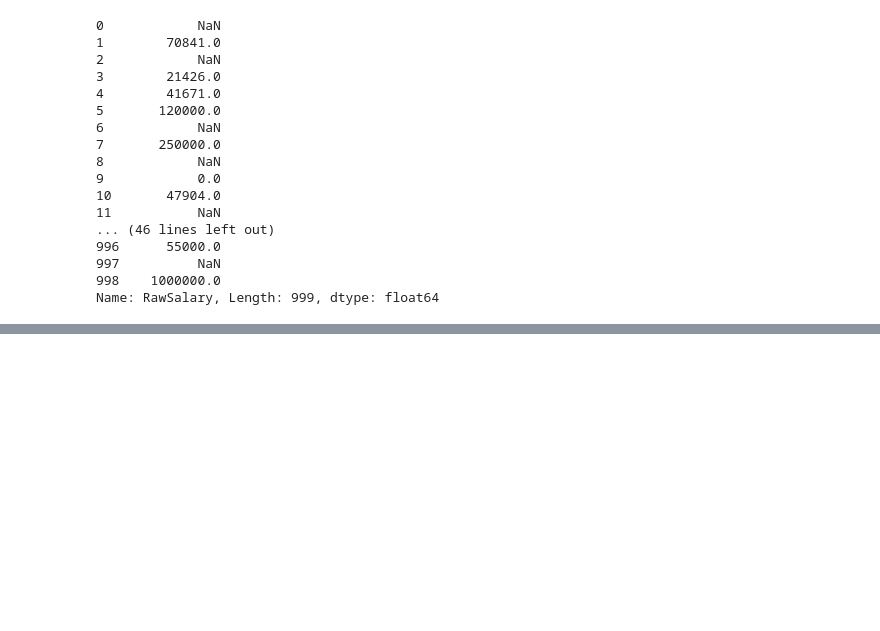
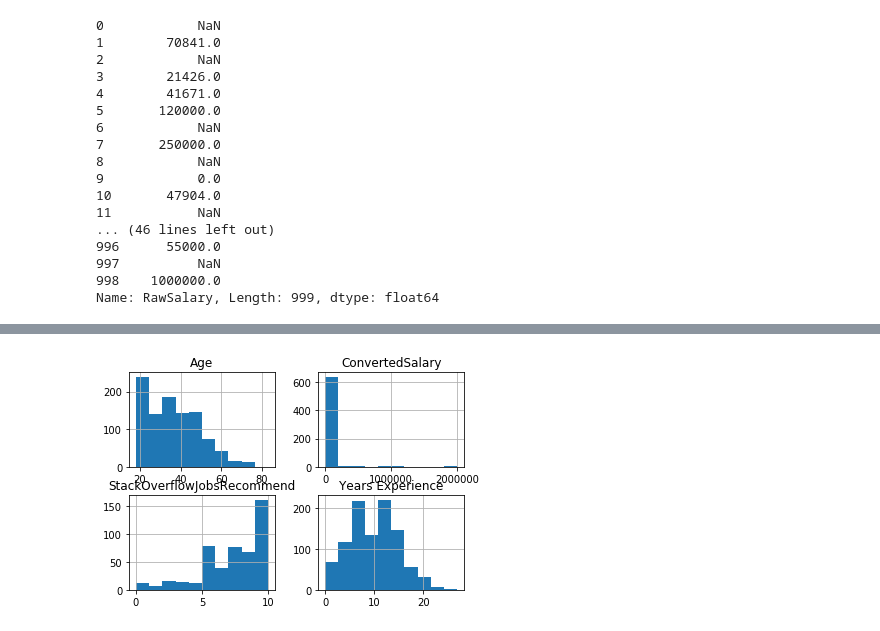
Before and after one commit to toyinolape/DataCamp_DataScience, a Jupyter notebook: Feature_Engineering/Feature_Engineering.ipynb, the cells around one changed output, grey strips where cells are left out. Drawn from its saved outputs; the diff is of its cells as text; code cells hidden in the pictures; blank space fills up the shorter version.

```diff
--- a/Feature_Engineering/Feature_Engineering.ipynb
+++ b/Feature_Engineering/Feature_Engineering.ipynb
@@ -381,0 +386,11 @@ Name: RawSalary, Length: 999, dtype: float64
+# %%
+#Reloading the csv file to ignore all changes made.
+
+stack_data1 = pd.read_csv("C:\\Users\\TOYIN OLAPE\\Documents\\Stutern\\Data Sets\\Stackoverflow.csv")
+
+cat_col = stack_data1.select_dtypes(include=['object']).columns
+num_col = stack_data1.select_dtypes(exclude=['object']).columns
+df_cat = stack_data1[cat_col]
+df_num = stack_data1[num_col]
+
+df_num.head()
@@ -381,0 +404,5 @@ Name: RawSalary, Length: 999, dtype: float64
+# %%
+df_num.hist()
+plt.show()
+# %% [output]
+[figure, added]
```
Also changed, not shown: parts of 25 cells of this notebook, 2 other files.
